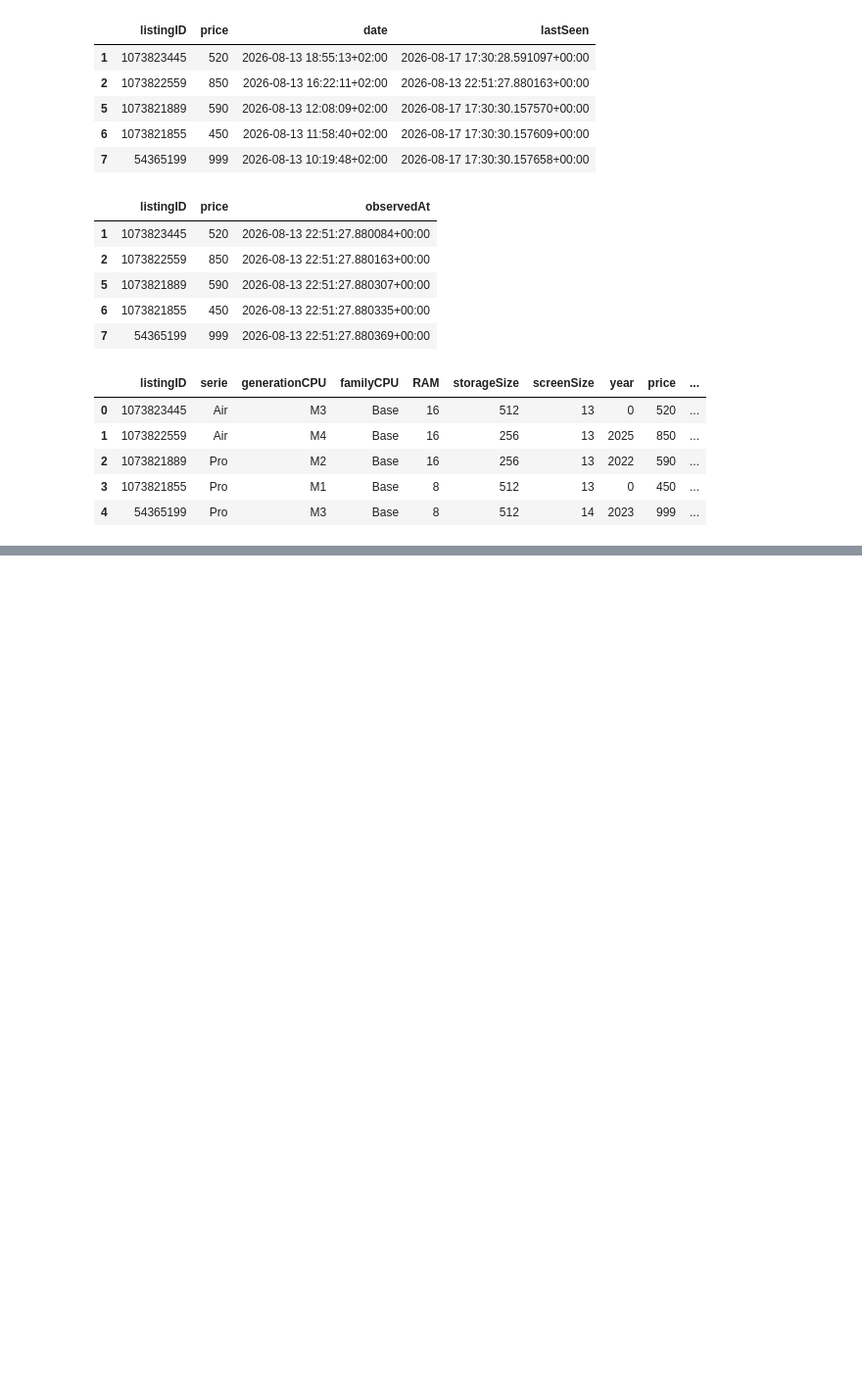
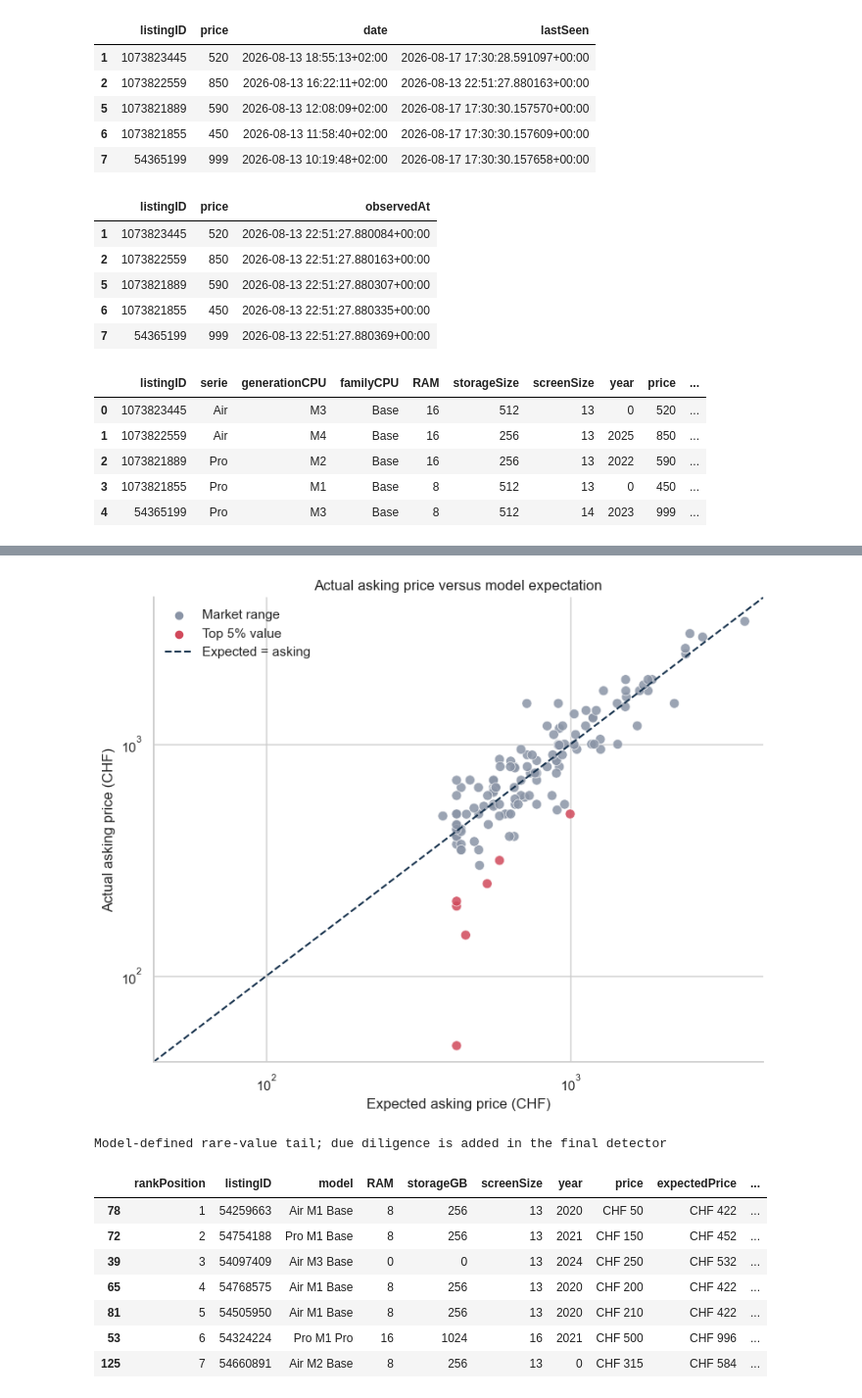
Before and after one commit to Robin789-ch/anibis-scraper, a Jupyter notebook: Price_analysis.ipynb, the cells around one changed output, grey strips where cells are left out. Shown at 98% size. Cells and saved outputs as stored; diff of their text form; code cells hidden in the pictures; blank space fills up the shorter version.

```diff
--- a/Price_analysis.ipynb
+++ b/Price_analysis.ipynb
@@ -76,0 +319,37 @@ df_market.head()
+# %%
+plot_model = value_model.copy()
+plot_model["plotBand"] = np.where(plot_model["rankPosition"].le(math.ceil(.05 * len(plot_model))), "Top 5% value", "Market range")
+
+fig, ax = plt.subplots(figsize=(8, 6.5))
+sns.scatterplot(
+    data=plot_model, x="expectedPrice", y="price", hue="plotBand",
+    hue_order=["Market range", "Top 5% value"], palette=[COLORS["grey"], COLORS["red"]],
+    s=65, alpha=.85, edgecolor="white", linewidth=.5, ax=ax,
+)
+limits = [max(40, min(plot_model["expectedPrice"].min(), plot_model["price"].min()) * .85), max(plot_model["expectedPrice"].max(), plot_model["price"].max()) * 1.15]
+ax.plot(limits, limits, ls="--", lw=1.5, color=COLORS["ink"], label="Expected = asking")
+ax.set(xscale="log", yscale="log", xlim=limits, ylim=limits, title="Actual asking price versus model expectation", xlabel="Expected asking price (CHF)", ylabel="Actual asking price (CHF)")
+ax.legend(frameon=False)
+sns.despine()
+plt.tight_layout()
+plt.show()
+
+top_preview = value_model.nsmallest(math.ceil(.05 * len(value_model)), "rankPosition").copy()
+top_preview["model"] = top_preview.apply(lambda r: f"{r['serie']} {r['generationCPU']} {r['familyCPU']}", axis=1)
+display(
+    top_preview[["rankPosition", "listingID", "model", "RAM", "storageGB", "screenSize", "year", "price", "expectedPrice", "modelDiscountPct", "rarityBand"]]
+    .style.format({"price": "CHF {:,.0f}", "expectedPrice": "CHF {:,.0f}", "modelDiscountPct": "{:.1f}%"})
+    .background_gradient(subset=["modelDiscountPct"], cmap="YlGn")
+    .set_caption("Model-defined rare-value tail; due diligence is added in the final detector")
+)
+# %% [output]
+[figure, added]
+Model-defined rare-value tail; due diligence is added in the final detector
+|  | rankPosition | listingID | model | RAM | storageGB | screenSize | year | price | expectedPrice | ... |
+| 78 | 1 | 54259663 | Air M1 Base | 8 | 256 | 13 | 2020 | CHF 50 | CHF 422 | ... |
+| 72 | 2 | 54754188 | Pro M1 Base | 8 | 256 | 13 | 2021 | CHF 150 | CHF 452 | ... |
+| 39 | 3 | 54097409 | Air M3 Base | 0 | 0 | 13 | 2024 | CHF 250 | CHF 532 | ... |
+| 65 | 4 | 54768575 | Air M1 Base | 8 | 256 | 13 | 2020 | CHF 200 | CHF 422 | ... |
+| 81 | 5 | 54505950 | Air M1 Base | 8 | 256 | 13 | 2020 | CHF 210 | CHF 422 | ... |
+| 53 | 6 | 54324224 | Pro M1 Pro | 16 | 1024 | 16 | 2021 | CHF 500 | CHF 996 | ... |
+| 125 | 7 | 54660891 | Air M2 Base | 8 | 256 | 13 | 0 | CHF 315 | CHF 584 | ... |
```
Also changed, not shown: parts of 15 cells of this notebook, 1 other file.
